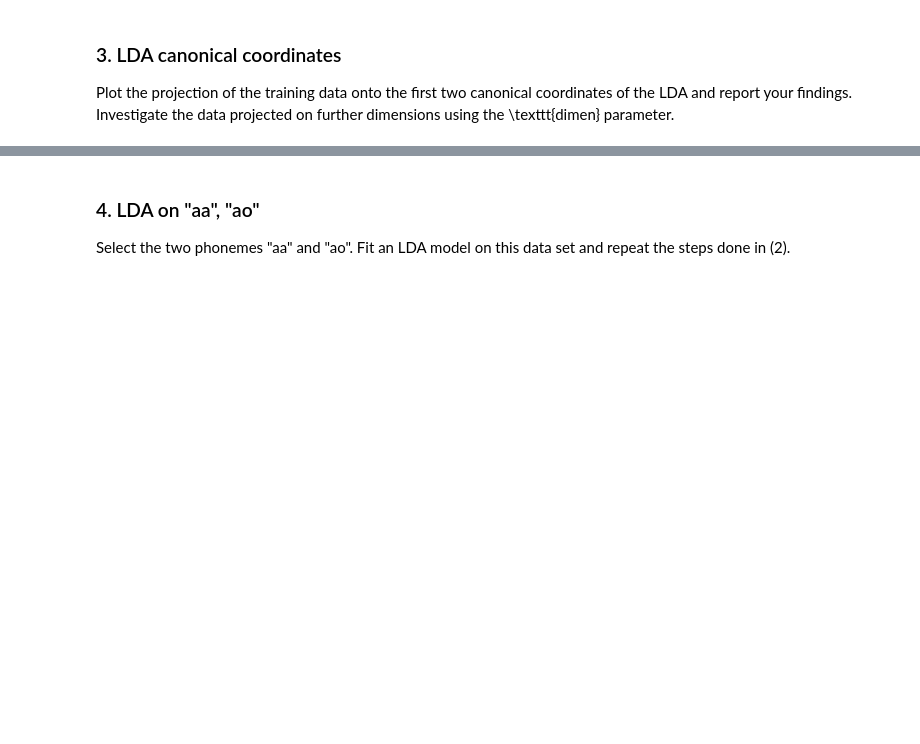
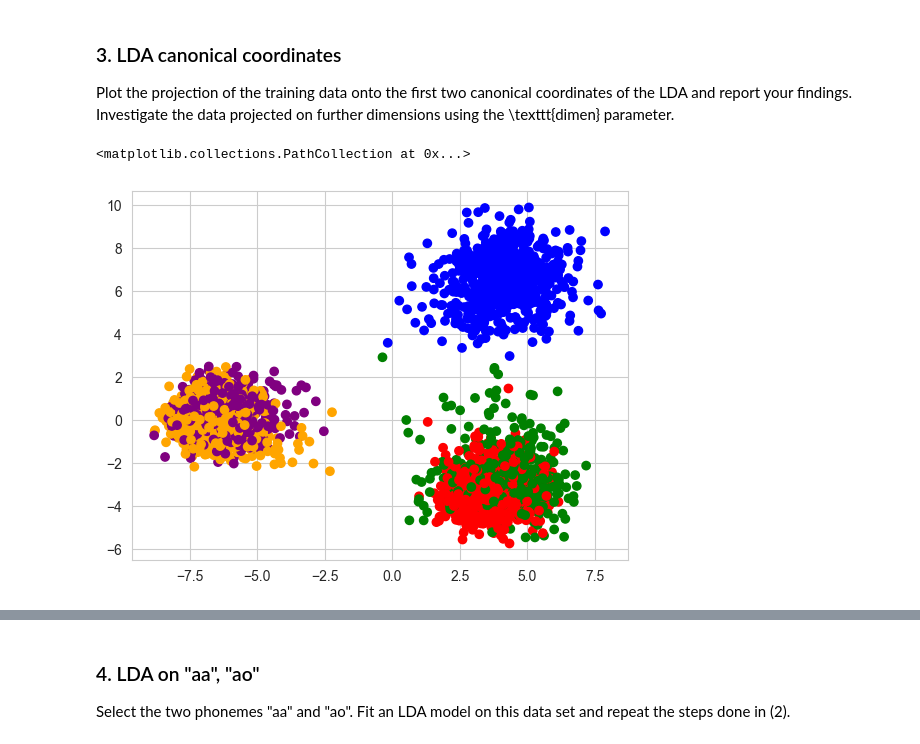
Before and after one commit to WojciechPtas/eml2022, a Jupyter notebook: ExerciseSheet_02/problems/Practical_Problem_1.ipynb, the cells around one changed output, grey strips where cells are left out. Cells and saved outputs as stored; diff of their text form; code cells hidden in the pictures; blank space fills up the shorter version.

```diff
--- a/ExerciseSheet_02/problems/Practical_Problem_1.ipynb
+++ b/ExerciseSheet_02/problems/Practical_Problem_1.ipynb
@@ -39,3 +39,10 @@ Test score:  0.9195893926432849
  Plot the projection of the training data onto the first two canonical coordinates of the LDA and report your findings. Investigate the data projected on further dimensions using the \texttt{dimen} parameter.
 # %%
 # TODO
+transformed_X_train= lda_clf.transform(X_train)
+
+colors = {"sh":"blue", "iy":"red", "dcl":"green", "aa":"purple", "ao":"orange"}
+plt.scatter(transformed_X_train[:,0], transformed_X_train[:,1], c=y_train.map(colors))
+# %% [output]
+<matplotlib.collections.PathCollection at 0x...>
+[figure, added]
```
Also changed, not shown: parts of 12 cells of this notebook.
